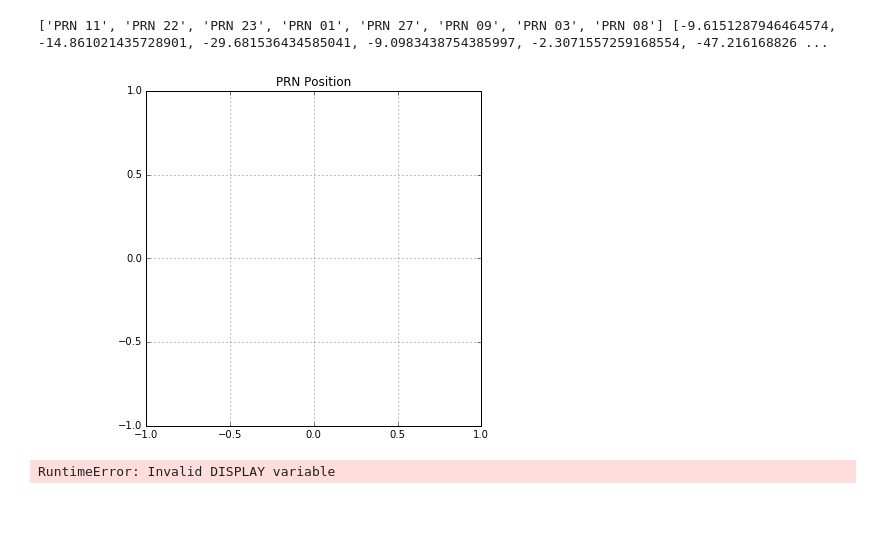
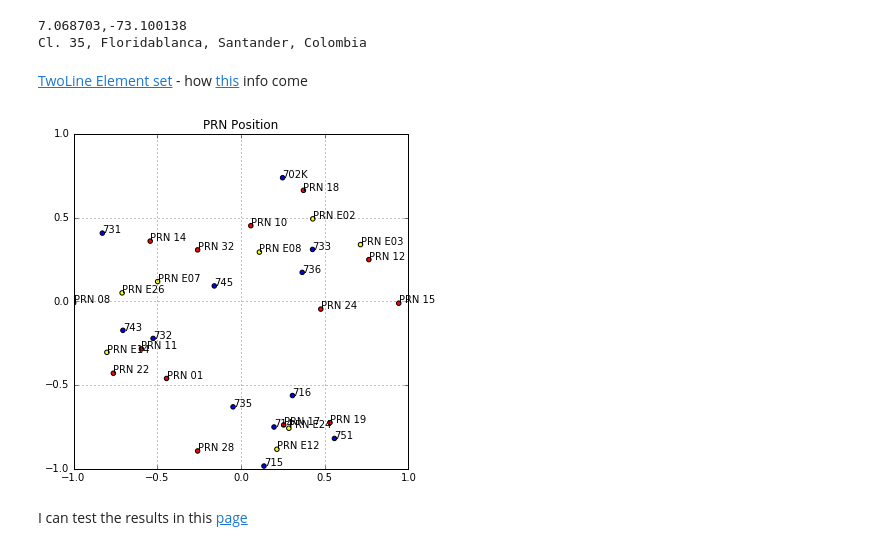
Before and after one commit to mikesneider/SatellitalPosition, a Jupyter notebook: Calculating satellites with Pyphem.ipynb, the cells around one changed output. Cells and saved outputs as stored; diff of their text form; code cells hidden in the pictures; blank space fills up the shorter version.

Commit message:
order and improvements
order the code to obtain the position with RINEX files, and improved
the code to get the position with Pyephem, and organized with external
libraries.

```diff
--- a/Calculating satellites with Pyphem.ipynb
+++ b/Calculating satellites with Pyphem.ipynb
@@ -10,7 +17,9 @@ import re
 # %%
-Sat_Time = "01:20:23"
 TimeNow = datetime.datetime.now() #"10/01/2017"
-Longitude = -73.1198
-Latitude = 7.11392
+TimeNow = TimeNow + datetime.timedelta(hours=0)
+
+Longitude = '7.068703' #'4.60971' #7.11392
+Latitude  = '-73.100138' #'-74.08175' #-73.1198
+
 print TimeNow
 # %% [output]
@@ -105,40 +27,32 @@ PRN 08 208:14:21.8 58:55:21.6
-# %%
-print sat_name,sat_alt,sat_az
-# %% [output]
-['PRN 11', 'PRN 22', 'PRN 23', 'PRN 01', 'PRN 27', 'PRN 09', 'PRN 03', 'PRN 08'] [-9.6151287946464574, -14.861021435728901, -29.681536434585041, -9.0983438754385997, -2.3071557259168554, -47.216168826 ...
+# %%
+longlat = str(Longitude) + "," + str(Latitude)
+print longlat
+g = geocoder.google([Longitude, Latitude], method='reverse')
+print g.address
+# %% [output]
+7.068703,-73.100138
+Cl. 35, Floridablanca, Santander, Colombia
+# %% [markdown]
+[TwoLine Element set](https://en.wikipedia.org/wiki/Two-line_element_set)  - how [this](http://www.celestrak.com/publications/AIAA/2006-6753/AIAA-2006-6753.pdf) info come
+# %%
+names,elevs,azs,types = GetPositionELAZ(TimeNow,Longitude,Latitude,3)
 # %%
 import matplotlib.pyplot as plt
 from IPython.display import display, HTML
 %matplotlib inline
 fig =plt.figure(figsize=(6,6))
+colores = colorsyou(types)
 
-
+Xs,Ys = to_skyplot(elevs,azs)
 axes = plt.gca()
 axes.set_xlim([-1,1])
 axes.set_ylim([-1,1])
 #plt.subplot(111,projection='polar')
-plt.scatter(sat_alt,sat_az)
+plt.scatter(Xs,Ys,c = colores)
 plt.title('PRN Position')
 plt.grid()
-for i,txt in enumerate(sat_name):
+for i,txt in enumerate(names):
     #print txt,i
-    plt.annotate(txt, (sat_alt[i],sat_az[i]))
+    plt.annotate(txt, (Xs[i],Ys[i]))#,arrowprops=dict(arrowstyle="-",connectionstyle="arc3")
 # %% [output]
-[figure, old version]
+[figure, new version]
-# %%
-# Plot satellite tracks
-plt.subplot(211)
-plt.plot(sat_alt, sat_az)
-plt.ylabel("Altitude (deg)")
-plt.xticks(rotation=25)
-#plt.subplot(212)
-plt.ylabel("Azimuth (deg)")
-plt.xticks(rotation=25)
-plt.show()
-
-# Plot satellite track in polar coordinates
-plt.polar(np.deg2rad(sat_az), 90-np.array(sat_alt))
-plt.ylim(0,90)
-plt.show()
-# %% [output]
-RuntimeError: Invalid DISPLAY variable
@@ -144,0 +74,2 @@ RuntimeError: Invalid DISPLAY variable
+# %% [markdown]
+I can test the results in this [page](http://www.n2yo.com/?s=41554)
```
Also changed, not shown: parts of 7 cells of this notebook, 3 other files.
